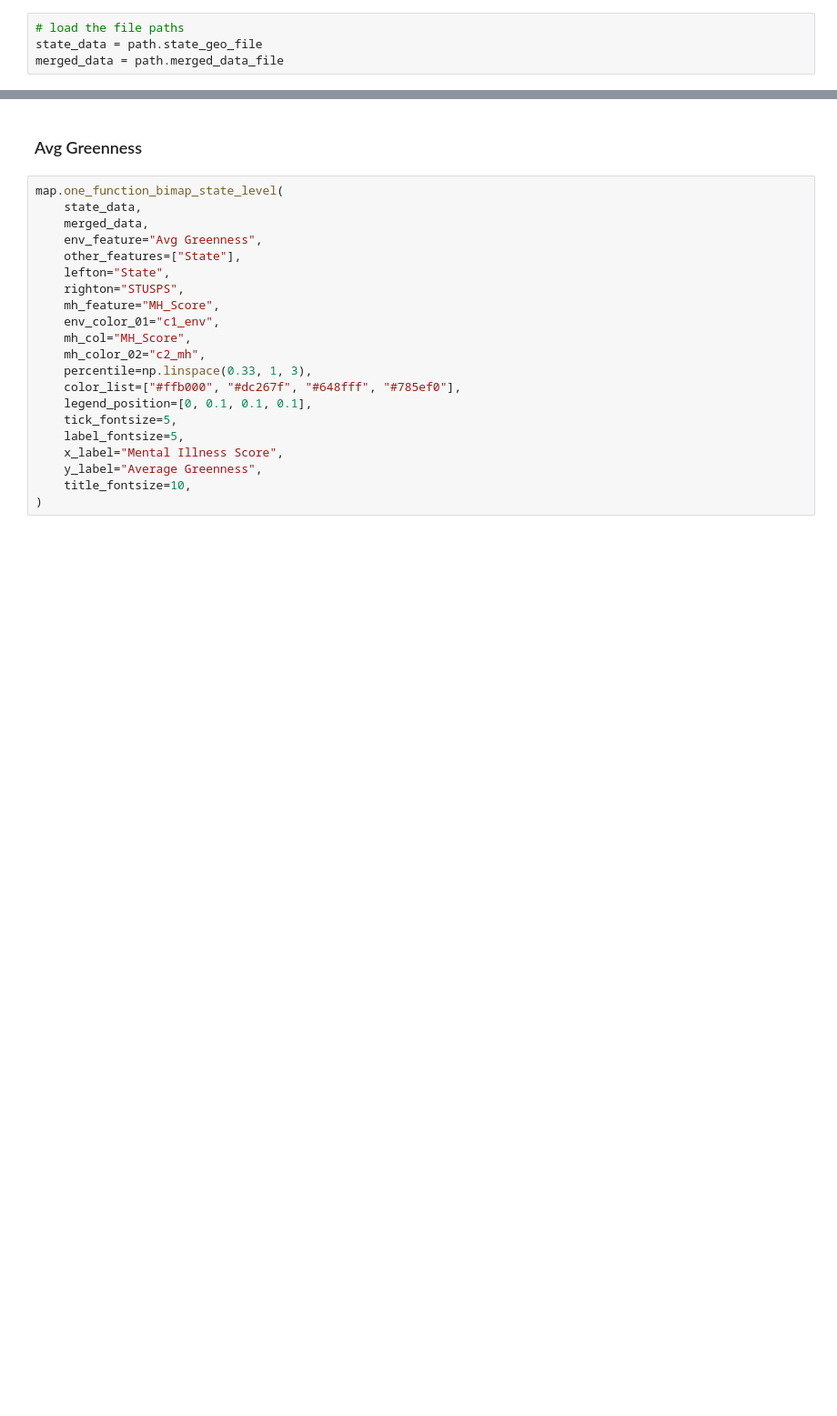
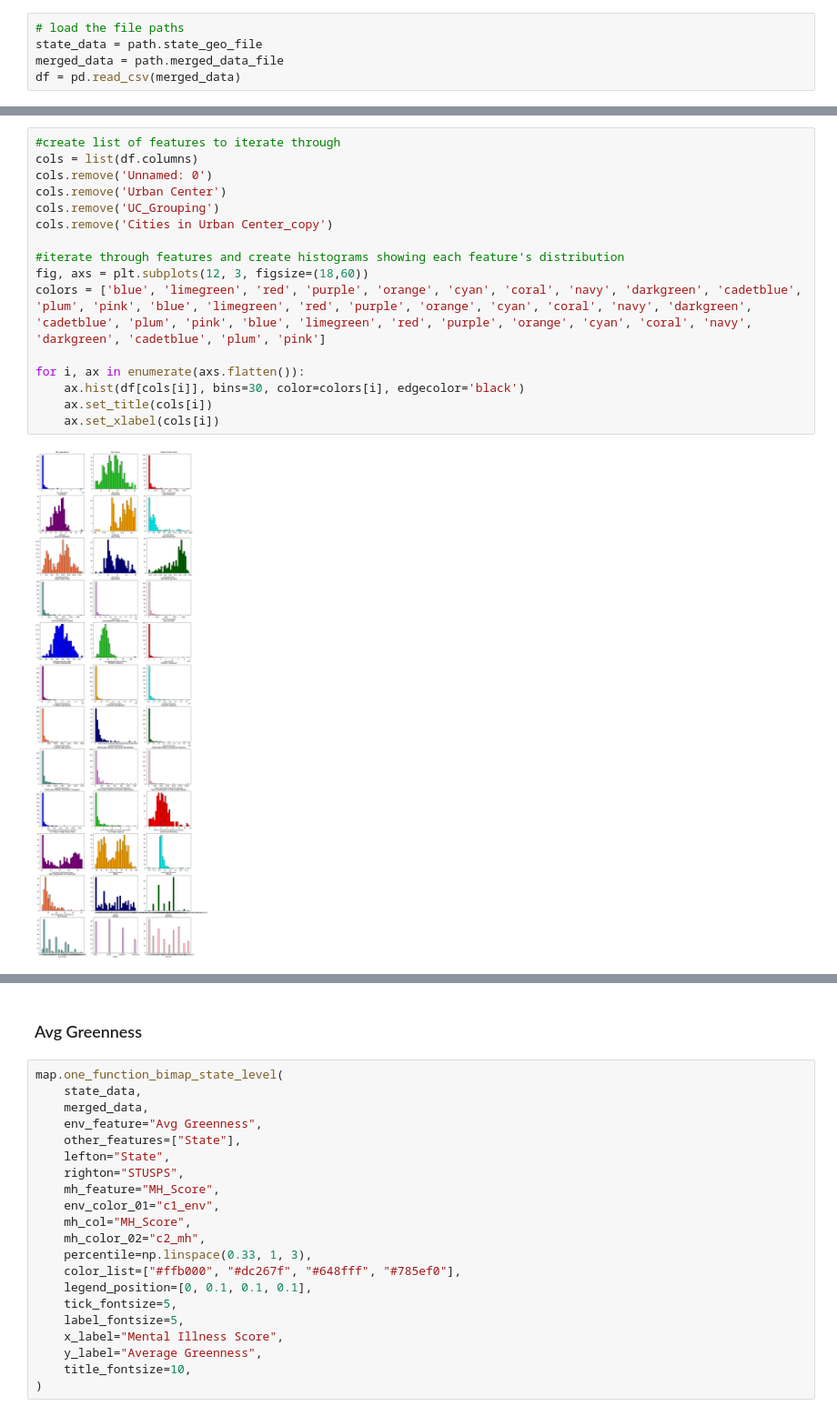
Before and after one commit to shuting2023/Natures_Rx, a Jupyter notebook: src/data_analysis.ipynb, the cells around one changed output, grey strips where cells are left out. Shown at 91% size. Cells and saved outputs as stored; diff of their text form; blank space fills up the shorter version.

Commit message:
Merged EDA Notebook and moved other analysis to archive

```diff
--- a/src/data_analysis.ipynb
+++ b/src/data_analysis.ipynb
@@ -23,3 +24,4 @@ Using bi-variate map to present
 # load the file paths
 state_data = path.state_geo_file
 merged_data = path.merged_data_file
+df = pd.read_csv(merged_data)
@@ -25,0 +51,18 @@ merged_data = path.merged_data_file
+# %%
+#create list of features to iterate through
+cols = list(df.columns)
+cols.remove('Unnamed: 0')
+cols.remove('Urban Center')
+cols.remove('UC_Grouping')
+cols.remove('Cities in Urban Center_copy')
+
+#iterate through features and create histograms showing each feature's distribution
+fig, axs = plt.subplots(12, 3, figsize=(18,60))
+colors = ['blue', 'limegreen', 'red', 'purple', 'orange', 'cyan', 'coral', 'navy', 'darkgreen', 'cadetblue', 'plum', 'pink', 'blue', 'limegreen', 'red', 'purple', 'orange', 'cyan', 'coral', 'navy', 'darkgreen', 'cadetblue', 'plum', 'pink', 'blue', 'limegreen', 'red', 'purple', 'orange', 'cyan', 'coral', 'navy', 'darkgreen', 'cadetblue', 'plum', 'pink']
+
+for i, ax in enumerate(axs.flatten()):
+    ax.hist(df[cols[i]], bins=30, color=colors[i], edgecolor='black')
+    ax.set_title(cols[i])
+    ax.set_xlabel(cols[i])
+# %% [output]
+[figure, added]
```
Also changed, not shown: parts of 75 cells of this notebook, 2 other files.
